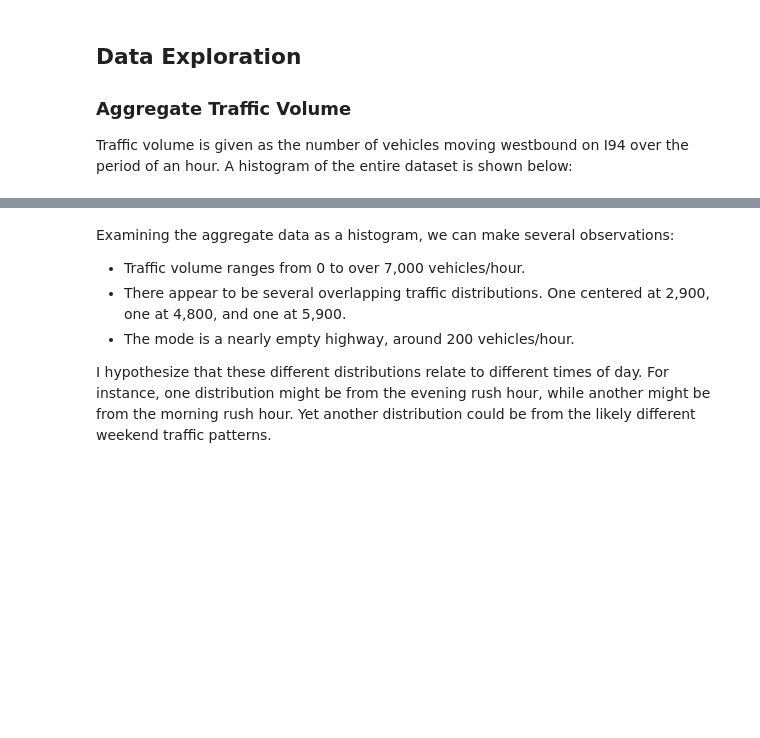
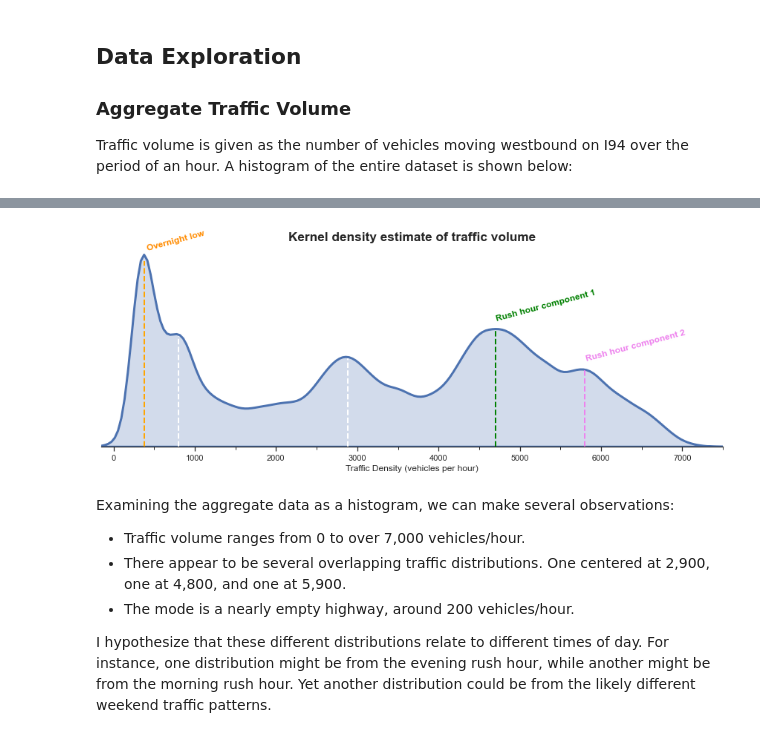
Before and after one commit to jack-edelberg/Analyzing-Traffic-I94, a Jupyter notebook: HeavyTraffic_I94.ipynb, the cells around one changed output, grey strips where cells are left out. Saved outputs shown, nothing was run; the diff lists cells and outputs as text; code cells hidden in the pictures; blank space fills up the shorter version.

```diff
--- a/HeavyTraffic_I94.ipynb
+++ b/HeavyTraffic_I94.ipynb
@@ -133,3 +208,26 @@ plt.clf()
+# %%
+ax = plot_traffic_density_kde()
+
+# Label the peaks on the plot
+peak_locs = [(380, 0.92, "orange"), (800, 0.55, "white"),
+             (2880, 0.44, "white"), (4700, 0.58, "green"),
+             (5800, 0.38, "violet")]
+
+for peak in peak_locs:
+    plt.axvline(x = peak[0], ymin = 0, ymax = peak[1], color = peak[2], linestyle = "--", linewidth = 2)
+
+annotations = [(400, 0.00039, "Overnight low", "darkorange"),
+               (4700, 0.00025, "Rush hour component 1", "green"),
+               (5800, 0.00017, "Rush hour component 2", "violet")]
+
+for note in annotations:
+    fontdict_annot = \
+        {"weight":"bold", "size":"medium",
+         "color":note[3]}
+    ax.text(note[0], note[1], note[2],
+            rotation = 15, fontdict = fontdict_annot)
+# %% [output]
+[figure, added]
 # %% [markdown]
  Examining the aggregate data as a histogram, we can make several observations:
 - Traffic volume ranges from 0 to over 7,000 vehicles/hour.
```
Also changed, not shown: parts of 7 cells of this notebook.
